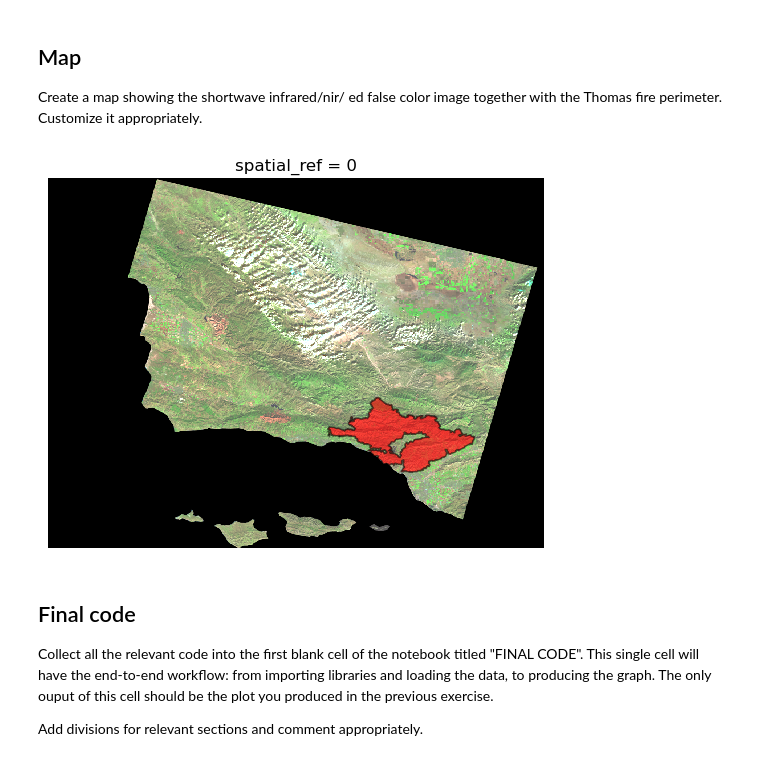
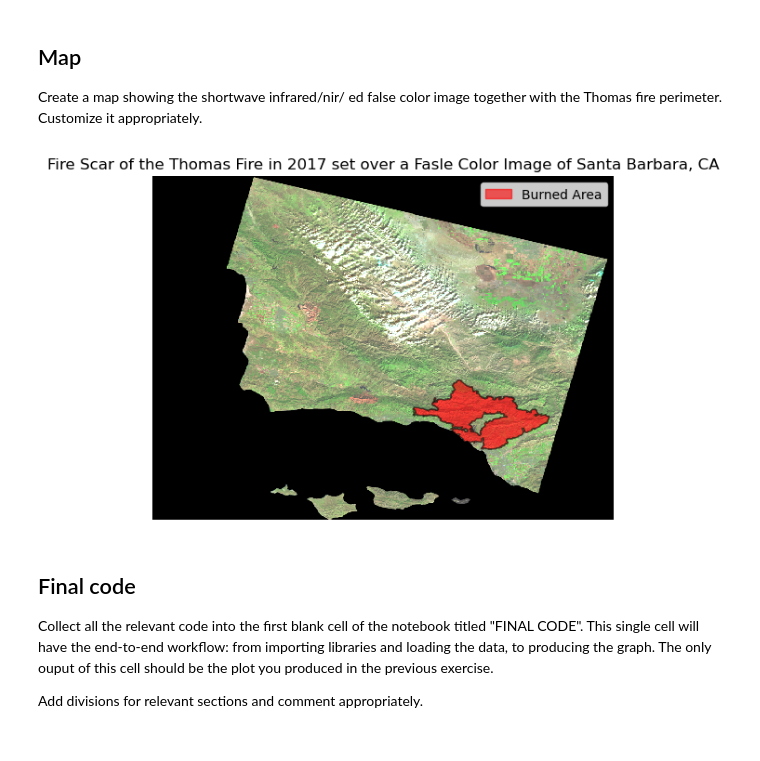
Before and after one commit to hmchilders/eds220-hw-4, a Jupyter notebook: hwk4-task2-false-color.ipynb, the cells around one changed output. Saved outputs shown, nothing was run; the diff lists cells and outputs as text; code cells hidden in the pictures.

```diff
--- a/hwk4-task2-false-color.ipynb
+++ b/hwk4-task2-false-color.ipynb
@@ -210,23 +245,32 @@ True
 Create a map showing the shortwave infrared/nir/ ed false color image together with the Thomas fire perimeter.
 Customize it appropriately.
 # %%
-# your code here
+# Create the Figure and Axis
 fig, ax = plt.subplots()
+
 # --------------------------
+#Turn the Axes off
 ax.axis('off')
 
-
+# --------------------------
+#Plot the Datasets
 calfire.plot(ax=ax, color='red', alpha = 0.6, edgecolor='black')
-
 landsat_false.plot.imshow(ax = ax, robust = True)
 
-
+# --------------------------
+#Add a figure title
+ax.set_title('Fire Scar of the Thomas Fire in 2017 set over a Fasle Color Image of Santa Barbara, CA')
 
 # --------------------------
+#Add a figure legend
+fire_scar = mpatches.Patch(color='red', alpha = 0.6, label='Burned Area')
+ax.legend(handles=[fire_scar])
 
+# --------------------------
+#Show the Plot
 plt.show()
 # %% [output]
-[figure, old version]
+[figure, new version]
 # %% [markdown]
 ## Final code
 
```
Also changed, not shown: parts of 13 cells of this notebook, 1 other file.
